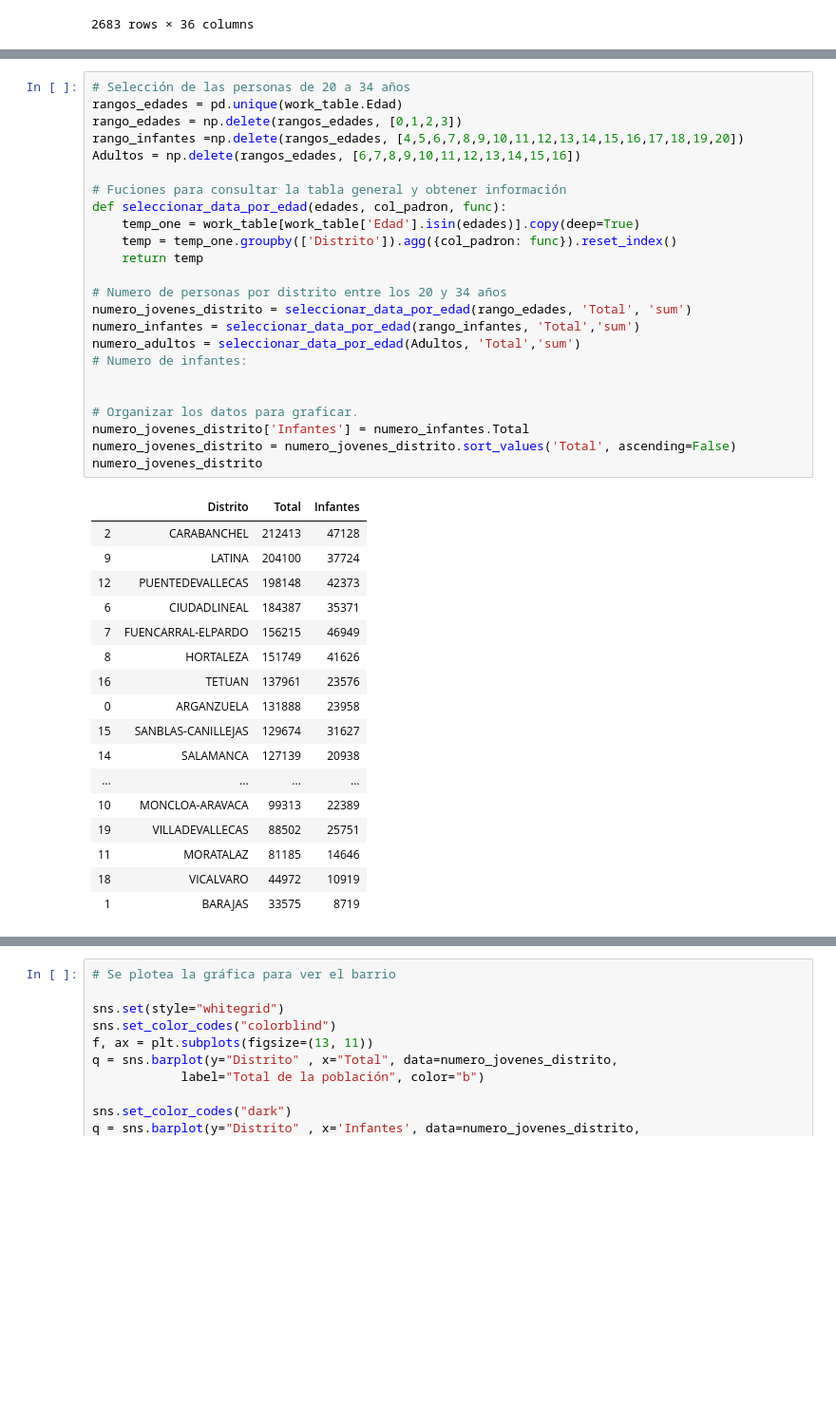
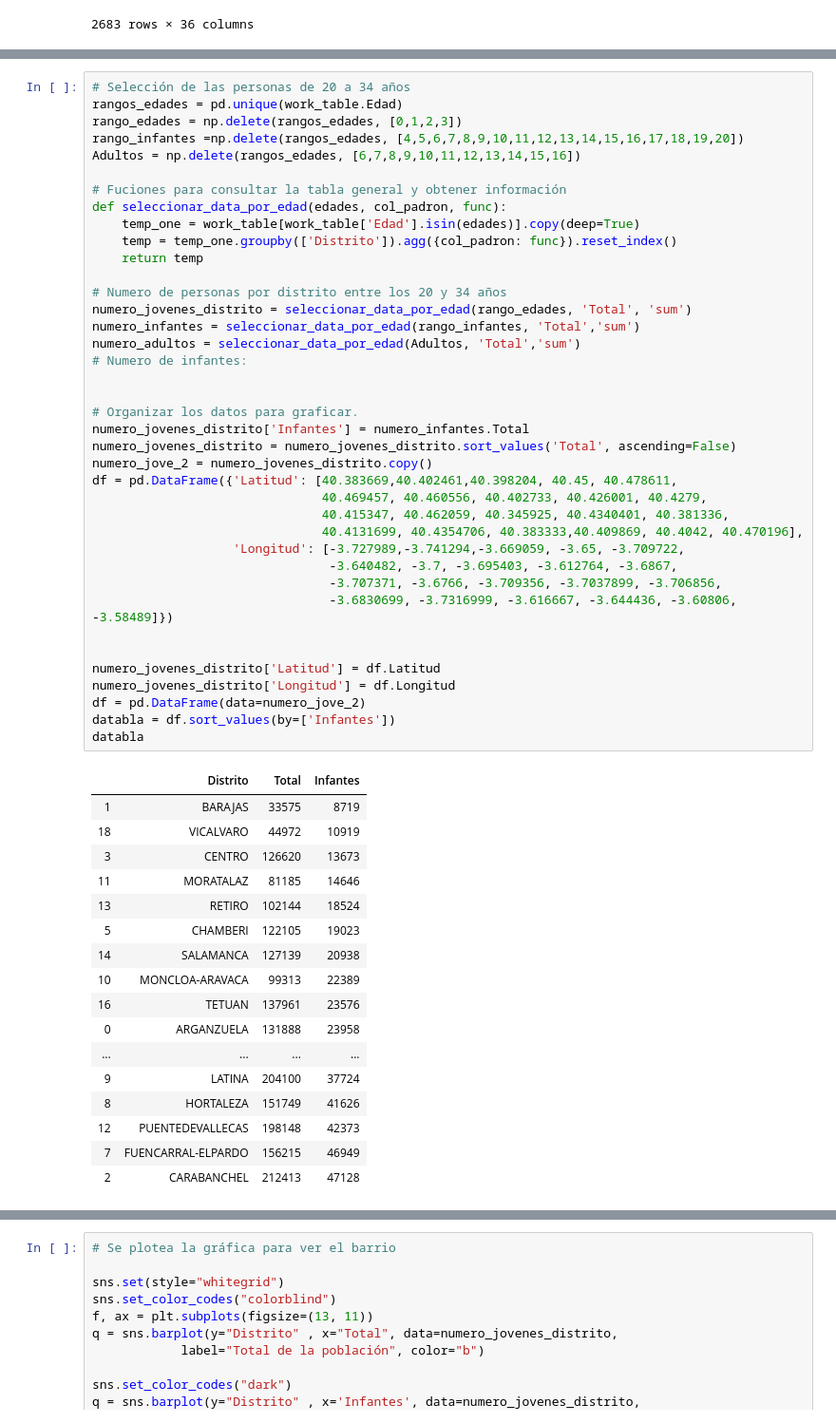
Before and after one commit to InmaLatorre/G3_ProyectoPython, a Jupyter notebook: main_fer.ipynb, the cells around one changed output, grey strips where cells are left out. Shown at 95% size. Drawn from its saved outputs; the diff is of its cells as text; blank space fills up the shorter version.

```diff
--- a/main_fer.ipynb
+++ b/main_fer.ipynb
@@ -160,45 +165,60 @@ work_table
 # %%
 # Selección de las personas de 20 a 34 años
 rangos_edades = pd.unique(work_table.Edad)
 rango_edades = np.delete(rangos_edades, [0,1,2,3])
 rango_infantes =np.delete(rangos_edades, [4,5,6,7,8,9,10,11,12,13,14,15,16,17,18,19,20])
 Adultos = np.delete(rangos_edades, [6,7,8,9,10,11,12,13,14,15,16])
 
 # Fuciones para consultar la tabla general y obtener información
 def seleccionar_data_por_edad(edades, col_padron, func):
     temp_one = work_table[work_table['Edad'].isin(edades)].copy(deep=True)
     temp = temp_one.groupby(['Distrito']).agg({col_padron: func}).reset_index()
     return temp
 
 # Numero de personas por distrito entre los 20 y 34 años
 numero_jovenes_distrito = seleccionar_data_por_edad(rango_edades, 'Total', 'sum')
 numero_infantes = seleccionar_data_por_edad(rango_infantes, 'Total','sum')
 numero_adultos = seleccionar_data_por_edad(Adultos, 'Total','sum')
 # Numero de infantes:
 
 
 # Organizar los datos para graficar.
 numero_jovenes_distrito['Infantes'] = numero_infantes.Total
 numero_jovenes_distrito = numero_jovenes_distrito.sort_values('Total', ascending=False)
-numero_jovenes_distrito
+numero_jove_2 = numero_jovenes_distrito.copy()
+df = pd.DataFrame({'Latitud': [40.383669,40.402461,40.398204, 40.45, 40.478611,
+                               40.469457, 40.460556, 40.402733, 40.426001, 40.4279,
+                               40.415347, 40.462059, 40.345925, 40.4340401, 40.381336,
+                               40.4131699, 40.4354706, 40.383333,40.409869, 40.4042, 40.470196],
+                   'Longitud': [-3.727989,-3.741294,-3.669059, -3.65, -3.709722,
+                                -3.640482, -3.7, -3.695403, -3.612764, -3.6867,
+                                -3.707371, -3.6766, -3.709356, -3.7037899, -3.706856,
+                                -3.6830699, -3.7316999, -3.616667, -3.644436, -3.60806, -3.58489]})
+
+
+numero_jovenes_distrito['Latitud'] = df.Latitud
+numero_jovenes_distrito['Longitud'] = df.Longitud
+df = pd.DataFrame(data=numero_jove_2)
+databla = df.sort_values(by=['Infantes'])
+databla
 # %% [output]
 |  | Distrito | Total | Infantes |
-| 2 | CARABANCHEL | 212413 | 47128 |
-| 9 | LATINA | 204100 | 37724 |
-| 12 | PUENTEDEVALLECAS | 198148 | 42373 |
-| 6 | CIUDADLINEAL | 184387 | 35371 |
-| 7 | FUENCARRAL-ELPARDO | 156215 | 46949 |
-| 8 | HORTALEZA | 151749 | 41626 |
+| 1 | BARAJAS | 33575 | 8719 |
+| 18 | VICALVARO | 44972 | 10919 |
+| 3 | CENTRO | 126620 | 13673 |
+| 11 | MORATALAZ | 81185 | 14646 |
+| 13 | RETIRO | 102144 | 18524 |
+| 5 | CHAMBERI | 122105 | 19023 |
+| 14 | SALAMANCA | 127139 | 20938 |
+| 10 | MONCLOA-ARAVACA | 99313 | 22389 |
 | 16 | TETUAN | 137961 | 23576 |
 | 0 | ARGANZUELA | 131888 | 23958 |
-| 15 | SANBLAS-CANILLEJAS | 129674 | 31627 |
-| 14 | SALAMANCA | 127139 | 20938 |
 | ... | ... | ... | ... |
-| 10 | MONCLOA-ARAVACA | 99313 | 22389 |
-| 19 | VILLADEVALLECAS | 88502 | 25751 |
-| 11 | MORATALAZ | 81185 | 14646 |
-| 18 | VICALVARO | 44972 | 10919 |
-| 1 | BARAJAS | 33575 | 8719 |
+| 9 | LATINA | 204100 | 37724 |
+| 8 | HORTALEZA | 151749 | 41626 |
+| 12 | PUENTEDEVALLECAS | 198148 | 42373 |
+| 7 | FUENCARRAL-ELPARDO | 156215 | 46949 |
+| 2 | CARABANCHEL | 212413 | 47128 |
 # %%
 import folium
 from folium.plugins import HeatMap
```
Also changed, not shown: parts of 5 cells of this notebook.
